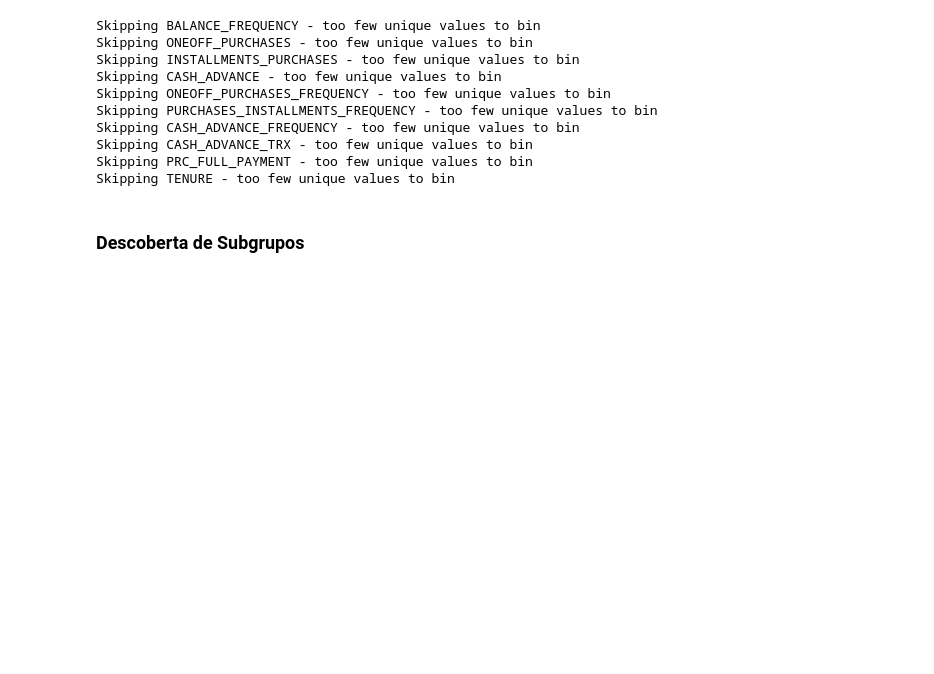
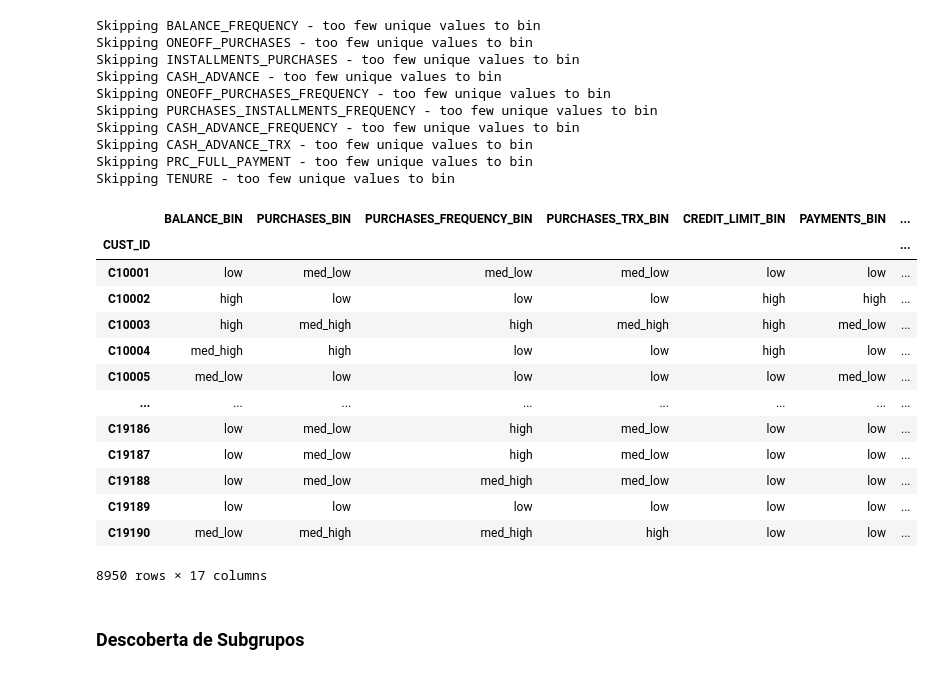
Before and after one commit to gabrieltonioni/aprendizado-descritivo-2025.1, a Jupyter notebook: credit-data-sd.ipynb, the cells around one changed output. Cells and saved outputs as stored; diff of their text form; code cells hidden in the pictures; blank space fills up the shorter version.

```diff
--- a/credit-data-sd.ipynb
+++ b/credit-data-sd.ipynb
@@ -95,6 +105,23 @@ Skipping CASH_ADVANCE_FREQUENCY - too few unique values to bin
 Skipping CASH_ADVANCE_TRX - too few unique values to bin
 Skipping PRC_FULL_PAYMENT - too few unique values to bin
 Skipping TENURE - too few unique values to bin
+# %%
+df_binned
+# %% [output]
+|  | BALANCE_BIN | PURCHASES_BIN | PURCHASES_FREQUENCY_BIN | PURCHASES_TRX_BIN | CREDIT_LIMIT_BIN | PAYMENTS_BIN | ... |
+| CUST_ID |  |  |  |  |  |  | ... |
+| C10001 | low | med_low | med_low | med_low | low | low | ... |
+| C10002 | high | low | low | low | high | high | ... |
+| C10003 | high | med_high | high | med_high | high | med_low | ... |
+| C10004 | med_high | high | low | low | high | low | ... |
+| C10005 | med_low | low | low | low | low | med_low | ... |
+| ... | ... | ... | ... | ... | ... | ... | ... |
+| C19186 | low | med_low | high | med_low | low | low | ... |
+| C19187 | low | med_low | high | med_low | low | low | ... |
+| C19188 | low | med_low | med_high | med_low | low | low | ... |
+| C19189 | low | low | low | low | low | low | ... |
+| C19190 | med_low | med_high | med_high | high | low | low | ... |
+8950 rows × 17 columns
 # %% [markdown]
 ### Descoberta de Subgrupos
 # %% [markdown]
```
Also changed, not shown: parts of 11 cells of this notebook.
